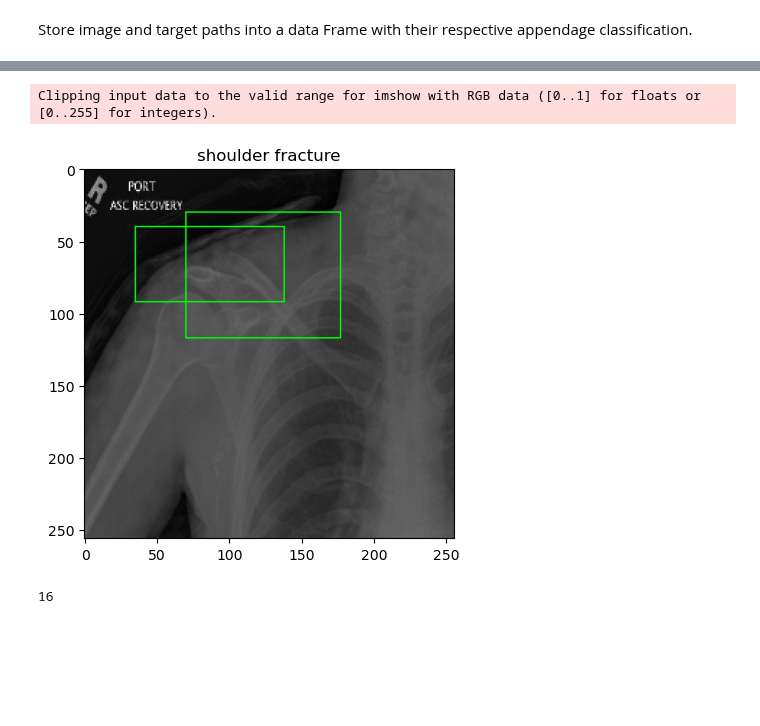
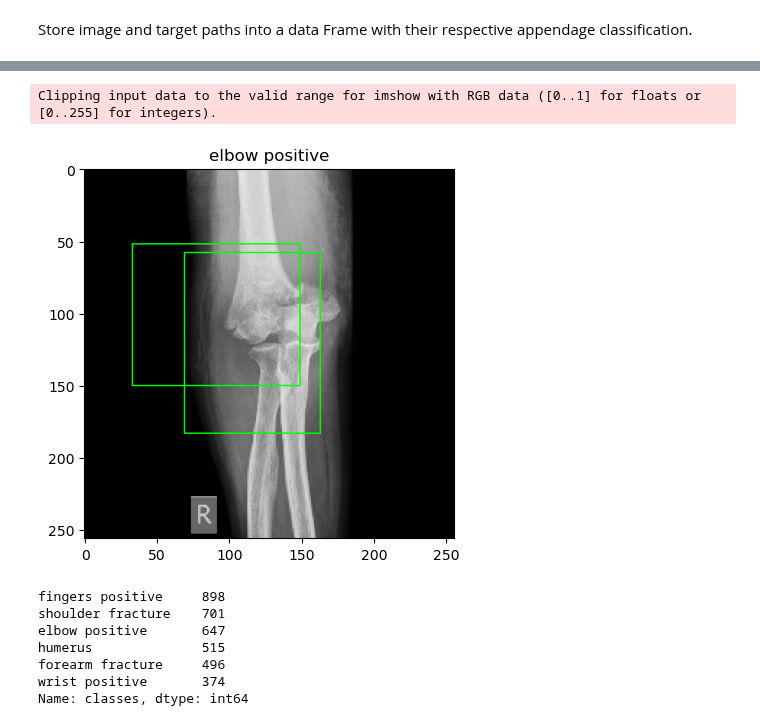
Before and after one commit to vanslykeaudio/SpringBoardDataScience, a Jupyter notebook: Capstone_Project_2/Captsone Project2 - Data Cleaning.ipynb, the cells around one changed output, grey strips where cells are left out. Drawn from its saved outputs; the diff is of its cells as text; code cells hidden in the pictures; blank space fills up the shorter version.

```diff
--- a/Capstone_Project_2/Captsone Project2 - Data Cleaning.ipynb
+++ b/Capstone_Project_2/Captsone Project2 - Data Cleaning.ipynb
@@ -154,20 +175,16 @@ trainloader=torch.utils.data.DataLoader(trainset,batch_size=BS,collate_fn=trains
 # %%
 for image,target in trainloader:
     break
-img, tar = image[10].permute(1,2,0).numpy(), target[10]
+img, tar = image[0].permute(1,2,0).numpy(), target[0]
 
 for bbox in tar['boxes']:
     xmin,ymin,xmax,ymax=bbox[0].item(), bbox[1].item(), bbox[2].item(), bbox[3].item()
     sp,ep=(xmin,ymin),(xmax,ymax)
     cv2.rectangle(img,sp,ep,(0,255,0),1)
 
 plt.imshow(img)
 plt.title(l2c[tar['labels'][0].item()])
 plt.show()
 # %% [output]
 Clipping input data to the valid range for imshow with RGB data ([0..1] for floats or [0..255] for integers).
-[figure, old version]
+[figure, new version]
-# %%
-len(image)
-# %% [output]
-16
@@ -173,0 +204,10 @@ len(image)
+# %%
+df_train['classes'].value_counts()
+# %% [output]
+fingers positive     898
+shoulder fracture    701
+elbow positive       647
+humerus              515
+forearm fracture     496
+wrist positive       374
+Name: classes, dtype: int64
```
Also changed, not shown: parts of 18 cells of this notebook, 3 other files.
